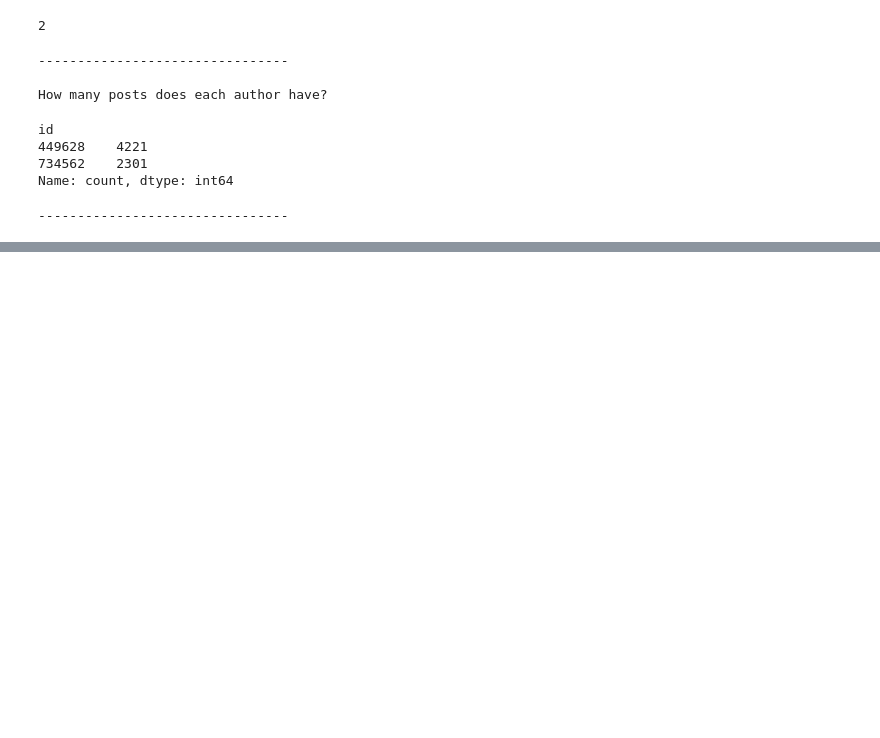
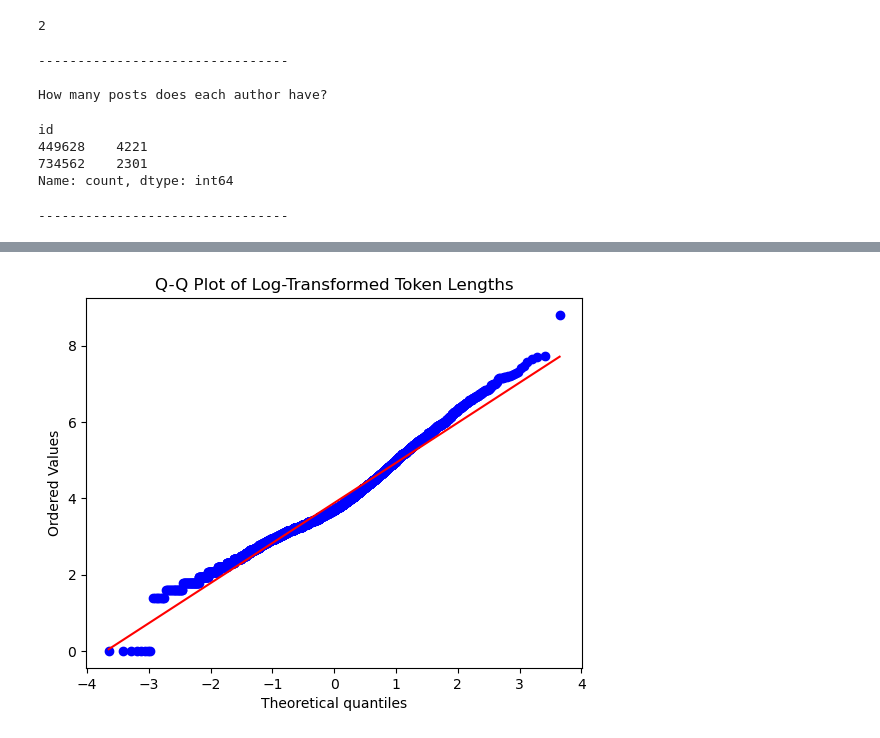
Before and after one commit to joaoppadua/cup_book, a Jupyter notebook: code/authorship attribution/authorship_experiment_3/authorship_verification_kaggle_data_2.ipynb, the cells around one changed output, grey strips where cells are left out. Cells and saved outputs as stored; diff of their text form; code cells hidden in the pictures; blank space fills up the shorter version.

```diff
--- a/code/authorship attribution/authorship_experiment_3/authorship_verification_kaggle_data_2.ipynb
+++ b/code/authorship attribution/authorship_experiment_3/authorship_verification_kaggle_data_2.ipynb
@@ -86,0 +159,9 @@ df_2_authors_test.to_pickle('./data/authorship_verification_kaggle_data_2_test.p
+# %%
+import scipy.stats as stats
+import matplotlib.pyplot as plt
+
+stats.probplot(log_token_counts, dist="norm", plot=plt)
+plt.title("Q-Q Plot of Log-Transformed Token Lengths")
+plt.show()
+# %% [output]
+[figure, added]
```
Also changed, not shown: parts of 5 cells of this notebook, 1 other file.
